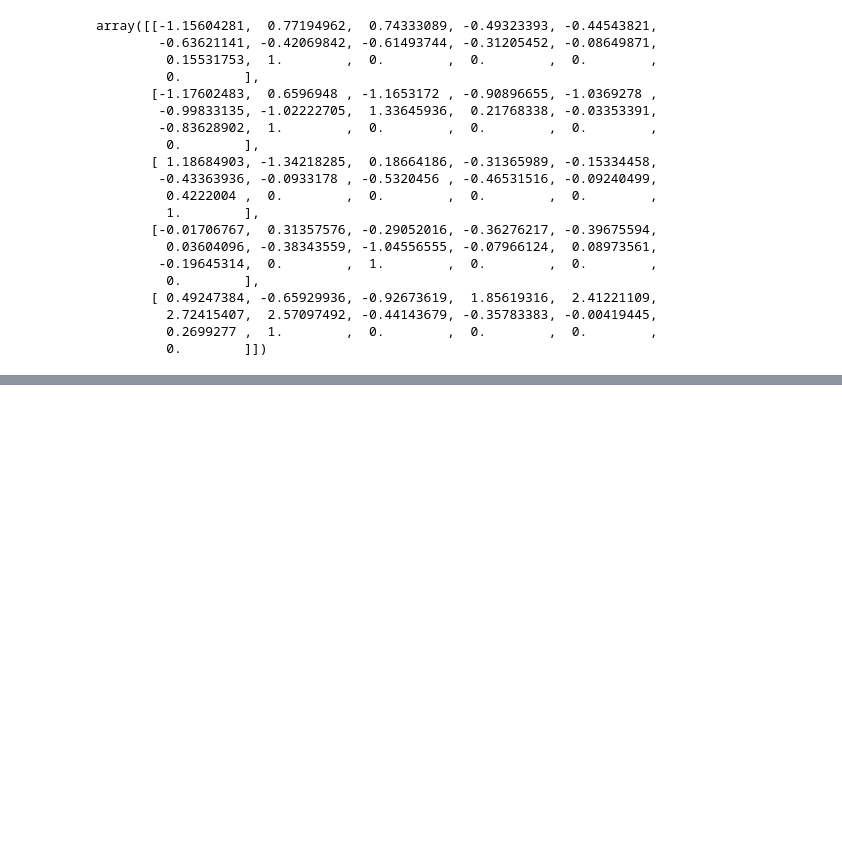
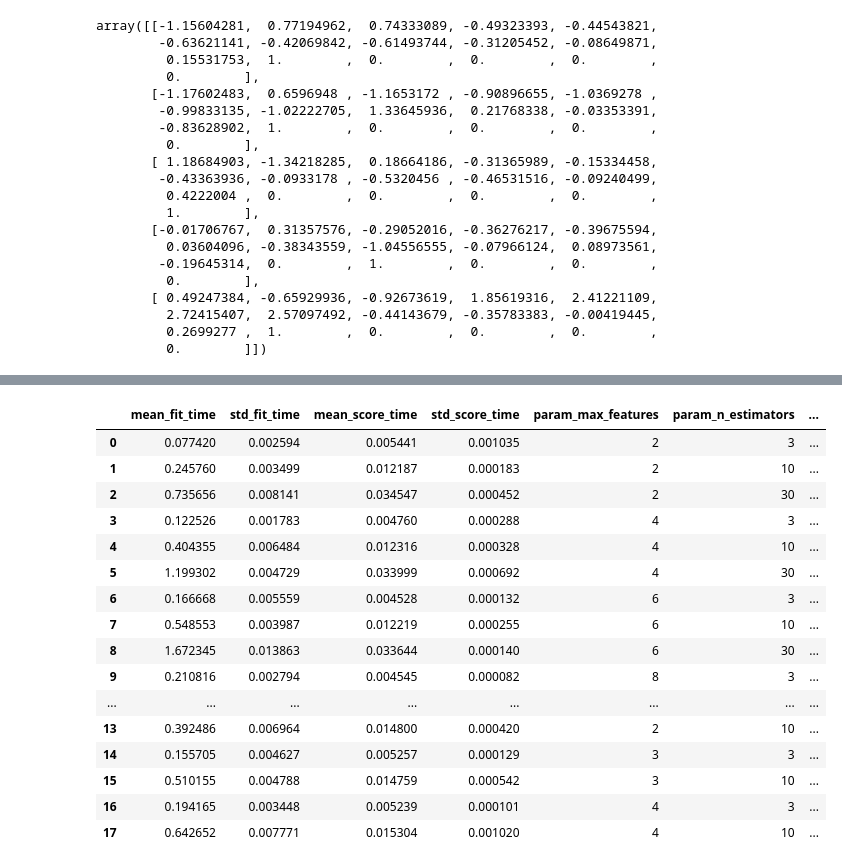
Before and after one commit to zxyscz/Deep-Learning, a Jupyter notebook: 02_end_to_end_machine_learning_project.ipynb, the cells around one changed output, grey strips where cells are left out. Drawn from its saved outputs; the diff is of its cells as text; code cells hidden in the pictures; blank space fills up the shorter version.

```diff
--- a/02_end_to_end_machine_learning_project.ipynb
+++ b/02_end_to_end_machine_learning_project.ipynb
@@ -761,0 +778,5 @@ array([[-1.15604281,  0.77194962,  0.74333089, -0.49323393, -0.44543821,
+# %%
+from sklearn.tree import DecisionTreeRegressor
+
+tree_reg = DecisionTreeRegressor(random_state=42)
+tree_reg.fit(housing_prepared, housing_labels)
@@ -761,0 +827,5 @@ array([[-1.15604281,  0.77194962,  0.74333089, -0.49323393, -0.44543821,
+# %%
+from sklearn.ensemble import RandomForestRegressor
+
+forest_reg = RandomForestRegressor(n_estimators=100, random_state=42)
+forest_reg.fit(housing_prepared, housing_labels)
@@ -761,0 +873,9 @@ array([[-1.15604281,  0.77194962,  0.74333089, -0.49323393, -0.44543821,
+# %%
+from sklearn.svm import SVR
+
+svm_reg = SVR(kernel="linear")
+svm_reg.fit(housing_prepared, housing_labels)
+housing_predictions = svm_reg.predict(housing_prepared)
+svm_mse = mean_squared_error(housing_labels, housing_predictions)
+svm_rmse = np.sqrt(svm_mse)
+svm_rmse
@@ -761,0 +884,16 @@ array([[-1.15604281,  0.77194962,  0.74333089, -0.49323393, -0.44543821,
+# %%
+from sklearn.model_selection import GridSearchCV
+
+param_grid = [
+    # try 12 (3×4) combinations of hyperparameters
+    {'n_estimators': [3, 10, 30], 'max_features': [2, 4, 6, 8]},
+    # then try 6 (2×3) combinations with bootstrap set as False
+    {'bootstrap': [False], 'n_estimators': [3, 10], 'max_features': [2, 3, 4]},
+  ]
+
+forest_reg = RandomForestRegressor(random_state=42)
+# train across 5 folds, that's a total of (12+6)*5=90 rounds of training
+grid_search = GridSearchCV(forest_reg, param_grid, cv=5,
+                           scoring='neg_mean_squared_error',
+                           return_train_score=True)
+grid_search.fit(housing_prepared, housing_labels)
@@ -761,0 +955,20 @@ array([[-1.15604281,  0.77194962,  0.74333089, -0.49323393, -0.44543821,
+# %%
+pd.DataFrame(grid_search.cv_results_)
+# %% [output]
+|  | mean_fit_time | std_fit_time | mean_score_time | std_score_time | param_max_features | param_n_estimators | ... |
+| 0 | 0.077420 | 0.002594 | 0.005441 | 0.001035 | 2 | 3 | ... |
+| 1 | 0.245760 | 0.003499 | 0.012187 | 0.000183 | 2 | 10 | ... |
+| 2 | 0.735656 | 0.008141 | 0.034547 | 0.000452 | 2 | 30 | ... |
+| 3 | 0.122526 | 0.001783 | 0.004760 | 0.000288 | 4 | 3 | ... |
+| 4 | 0.404355 | 0.006484 | 0.012316 | 0.000328 | 4 | 10 | ... |
+| 5 | 1.199302 | 0.004729 | 0.033999 | 0.000692 | 4 | 30 | ... |
+| 6 | 0.166668 | 0.005559 | 0.004528 | 0.000132 | 6 | 3 | ... |
+| 7 | 0.548553 | 0.003987 | 0.012219 | 0.000255 | 6 | 10 | ... |
+| 8 | 1.672345 | 0.013863 | 0.033644 | 0.000140 | 6 | 30 | ... |
+| 9 | 0.210816 | 0.002794 | 0.004545 | 0.000082 | 8 | 3 | ... |
+| ... | ... | ... | ... | ... | ... | ... | ... |
+| 13 | 0.392486 | 0.006964 | 0.014800 | 0.000420 | 2 | 10 | ... |
+| 14 | 0.155705 | 0.004627 | 0.005257 | 0.000129 | 3 | 3 | ... |
+| 15 | 0.510155 | 0.004788 | 0.014759 | 0.000542 | 3 | 10 | ... |
+| 16 | 0.194165 | 0.003448 | 0.005239 | 0.000101 | 4 | 3 | ... |
+| 17 | 0.642652 | 0.007771 | 0.015304 | 0.001020 | 4 | 10 | ... |
```
Also changed, not shown: parts of 30 cells of this notebook.
